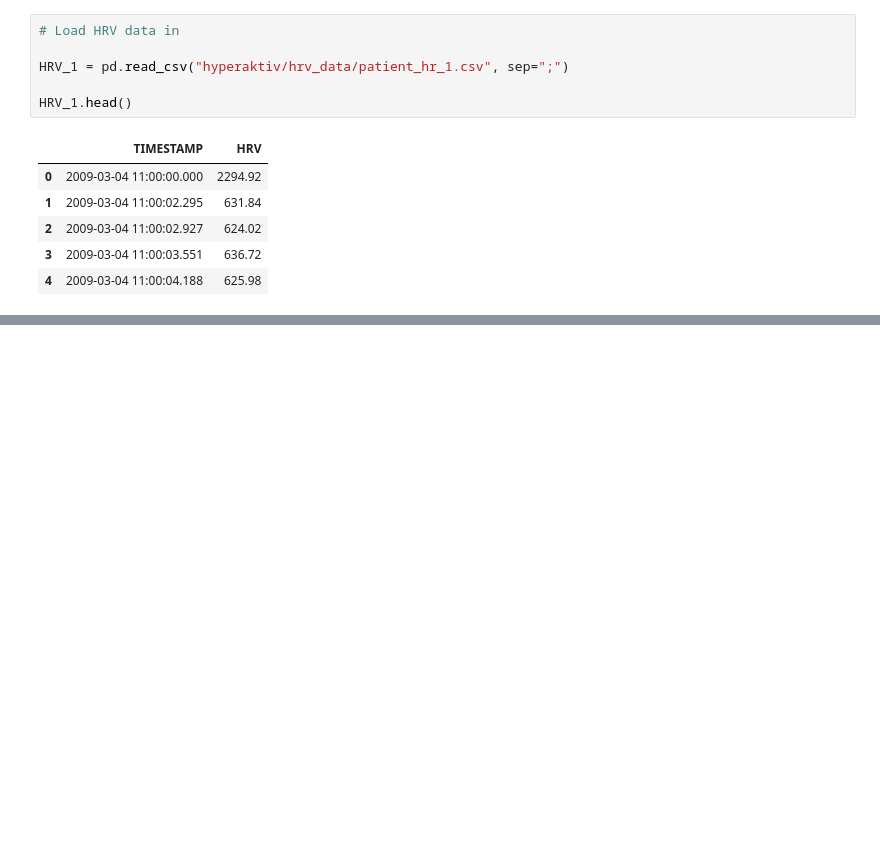
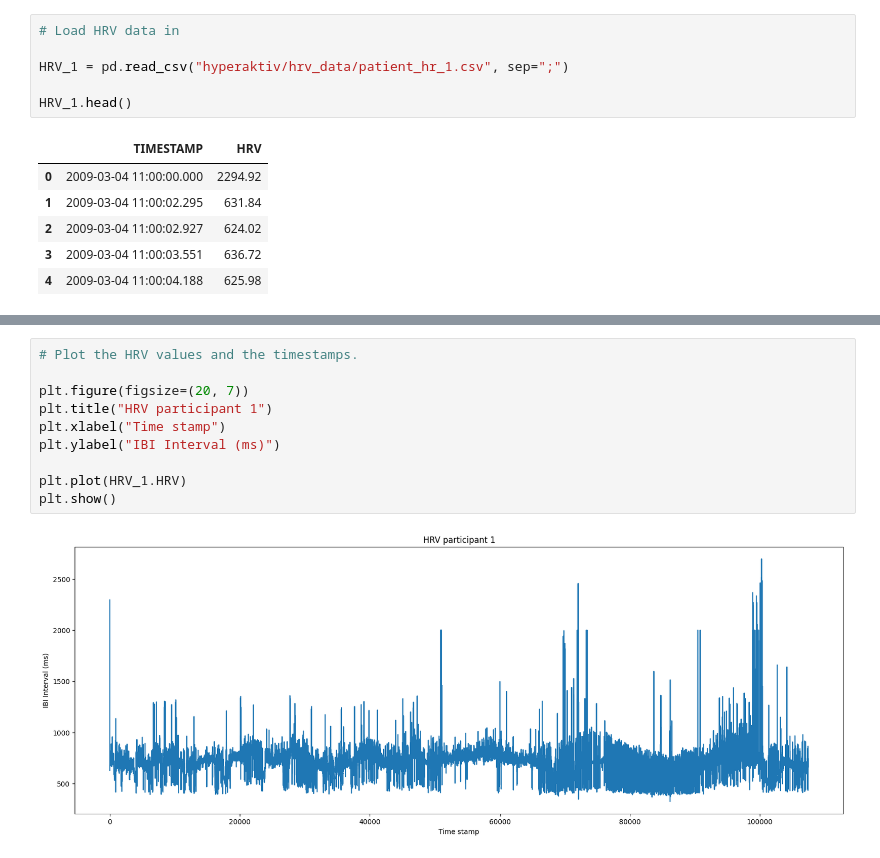
Before and after one commit to GacildaAnne/Thesis-ADHD-HRV, a Jupyter notebook: Thesis_code.ipynb, the cells around one changed output, grey strips where cells are left out. Drawn from its saved outputs; the diff is of its cells as text; blank space fills up the shorter version.

Commit message:
Time domain analysis and an attempt at frequency domain analysis with plots.

```diff
--- a/Thesis_code.ipynb
+++ b/Thesis_code.ipynb
@@ -46,0 +63,12 @@ HRV_1.head()
+# %%
+# Plot the HRV values and the timestamps.
+
+plt.figure(figsize=(20, 7))
+plt.title("HRV participant 1")
+plt.xlabel("Time stamp")
+plt.ylabel("IBI Interval (ms)")
+
+plt.plot(HRV_1.HRV)
+plt.show()
+# %% [output]
+[figure, added]
```
Also changed, not shown: parts of 10 cells of this notebook.
